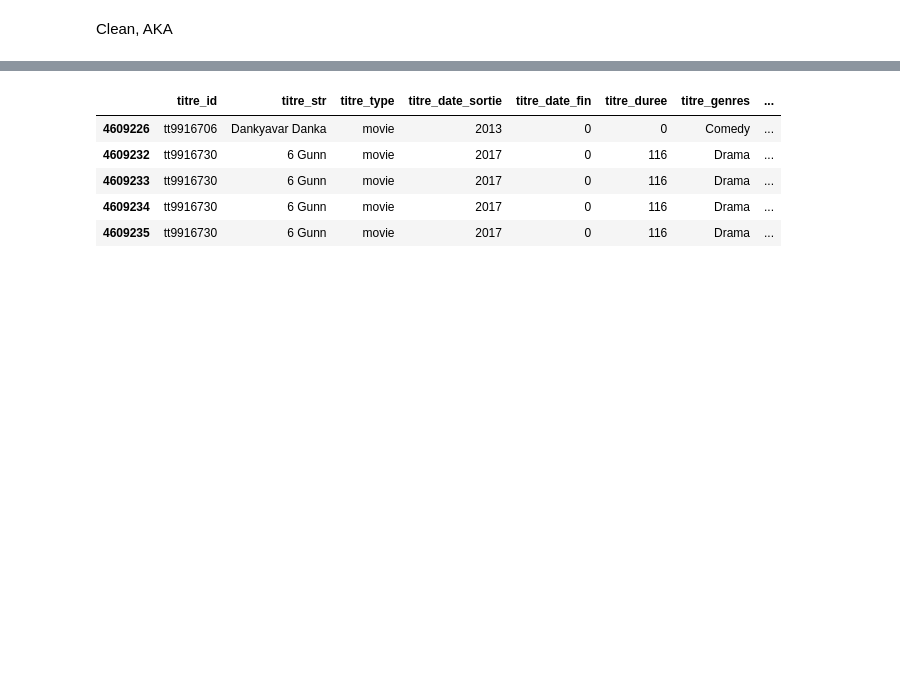
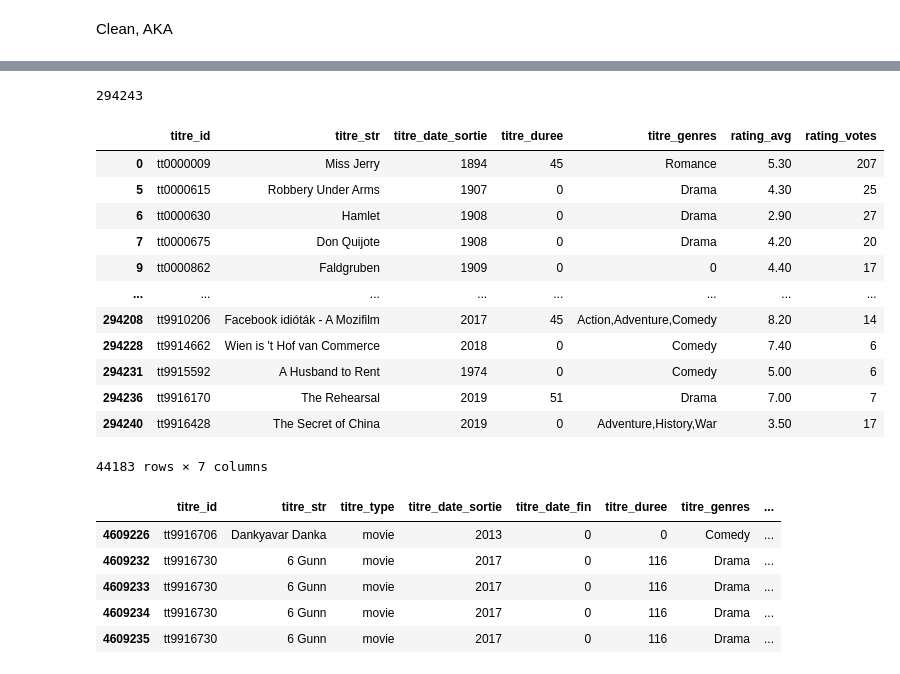
Before and after one commit to Morgan-DCL/project_2, a Jupyter notebook: eda_movies.ipynb, the cells around one changed output, grey strips where cells are left out. Saved outputs shown, nothing was run; the diff lists cells and outputs as text; code cells hidden in the pictures; blank space fills up the shorter version.

```diff
--- a/eda_movies.ipynb
+++ b/eda_movies.ipynb
@@ -125,3 +54,33 @@ ParserError: Error tokenizing data. C error: Calling read(nbytes) on source fail
+# %%
+print(len(df))
+# %% [output]
+294243
+# %%
+condi =(
+    (df["titre_duree"] < 60) |
+    (df["titre_duree"] > 240)
+)
+t = df[~condi]
+t
+
+co = (
+    df["titre_date_sortie"] < 1930
+)
+df[condi]
+# %% [output]
+|  | titre_id | titre_str | titre_date_sortie | titre_duree | titre_genres | rating_avg | rating_votes |
+| 0 | tt0000009 | Miss Jerry | 1894 | 45 | Romance | 5.30 | 207 |
+| 5 | tt0000615 | Robbery Under Arms | 1907 | 0 | Drama | 4.30 | 25 |
+| 6 | tt0000630 | Hamlet | 1908 | 0 | Drama | 2.90 | 27 |
+| 7 | tt0000675 | Don Quijote | 1908 | 0 | Drama | 4.20 | 20 |
+| 9 | tt0000862 | Faldgruben | 1909 | 0 | 0 | 4.40 | 17 |
+| ... | ... | ... | ... | ... | ... | ... | ... |
+| 294208 | tt9910206 | Facebook idióták - A Mozifilm | 2017 | 45 | Action,Adventure,Comedy | 8.20 | 14 |
+| 294228 | tt9914662 | Wien is 't Hof van Commerce | 2018 | 0 | Comedy | 7.40 | 6 |
+| 294231 | tt9915592 | A Husband to Rent | 1974 | 0 | Comedy | 5.00 | 6 |
+| 294236 | tt9916170 | The Rehearsal | 2019 | 51 | Drama | 7.00 | 7 |
+| 294240 | tt9916428 | The Secret of China | 2019 | 0 | Adventure,History,War | 3.50 | 17 |
+44183 rows × 7 columns
 # %%
 # On filtre les films qui sont déja sortie au cinéma
 year_now = datetime.now().year
```
Also changed, not shown: parts of 3 cells of this notebook, 2 other files.
